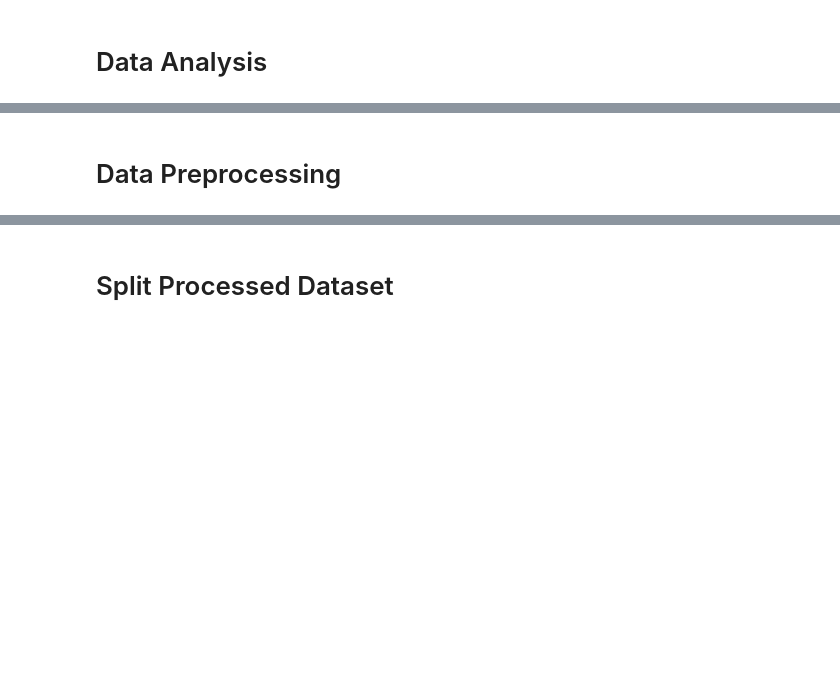
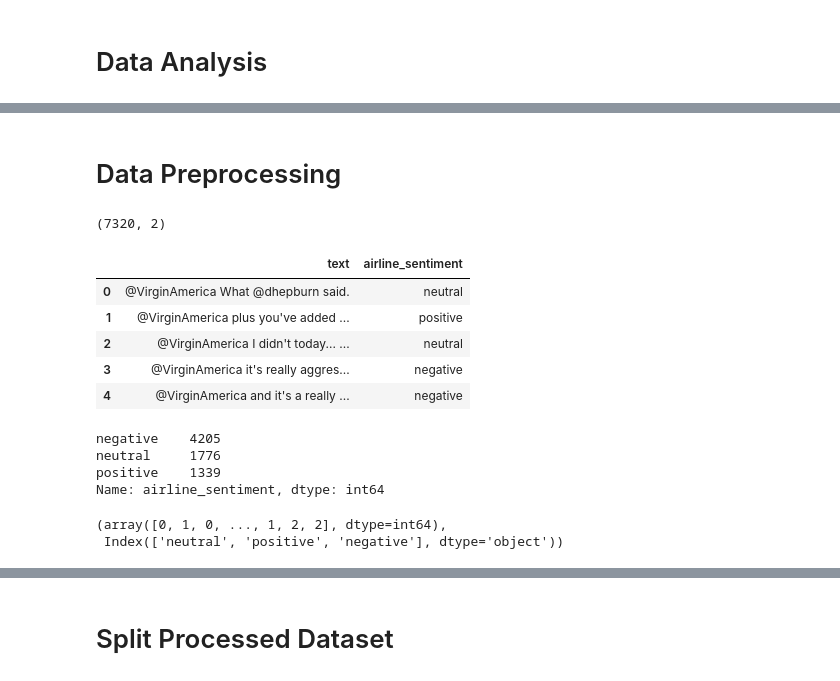
Before and after one commit to A2162014/Sentiment-Analysis, a Jupyter notebook: model/sen_ana_model.ipynb, the cells around one changed output, grey strips where cells are left out. Cells and saved outputs as stored; diff of their text form; code cells hidden in the pictures; blank space fills up the shorter version.

```diff
--- a/model/sen_ana_model.ipynb
+++ b/model/sen_ana_model.ipynb
@@ -10,14 +24,30 @@ df.columns
+# %% [markdown]
+# Data Preprocessing
 # %%
-# need the text and sentiment column.
-review_df = df[['text','airline_sentiment']]
+# splitting dataframe by row index
+df_split  = df.iloc[:7320,:]
+
+# need the text and sentiment column.\
+review_df = df_split[['text','airline_sentiment']]
 
 print(review_df.shape)
 review_df.head()
+# %% [output]
+(7320, 2)
+|  | text | airline_sentiment |
+| 0 | @VirginAmerica What @dhepburn said. | neutral |
+| 1 | @VirginAmerica plus you've added ... | positive |
+| 2 | @VirginAmerica I didn't today... ... | neutral |
+| 3 | @VirginAmerica it's really aggres... | negative |
+| 4 | @VirginAmerica and it's a really ... | negative |
 # %%
 # Check the values of the airline_sentiment column.
 review_df["airline_sentiment"].value_counts()
+# %% [output]
+negative    4205
+neutral     1776
+positive    1339
+Name: airline_sentiment, dtype: int64
-# %% [markdown]
-# Data Preprocessing
 # %%
 # convert the categorical values to numeric using the "factorize()" method
 sentiment_label = review_df.airline_sentiment.factorize()
@@ -26,6 +56,9 @@ sentiment_label = review_df.airline_sentiment.factorize()
 # sentiment_label[0]
 # sentiment_label[1]
 sentiment_label
+# %% [output]
+(array([0, 1, 0, ..., 1, 2, 2], dtype=int64),
+ Index(['neutral', 'positive', 'negative'], dtype='object'))
 # %%
 # retrieve all the text data from the dataset
 tweet = review_df.text.values
```
Also changed, not shown: parts of 14 cells of this notebook, 7 other files.
